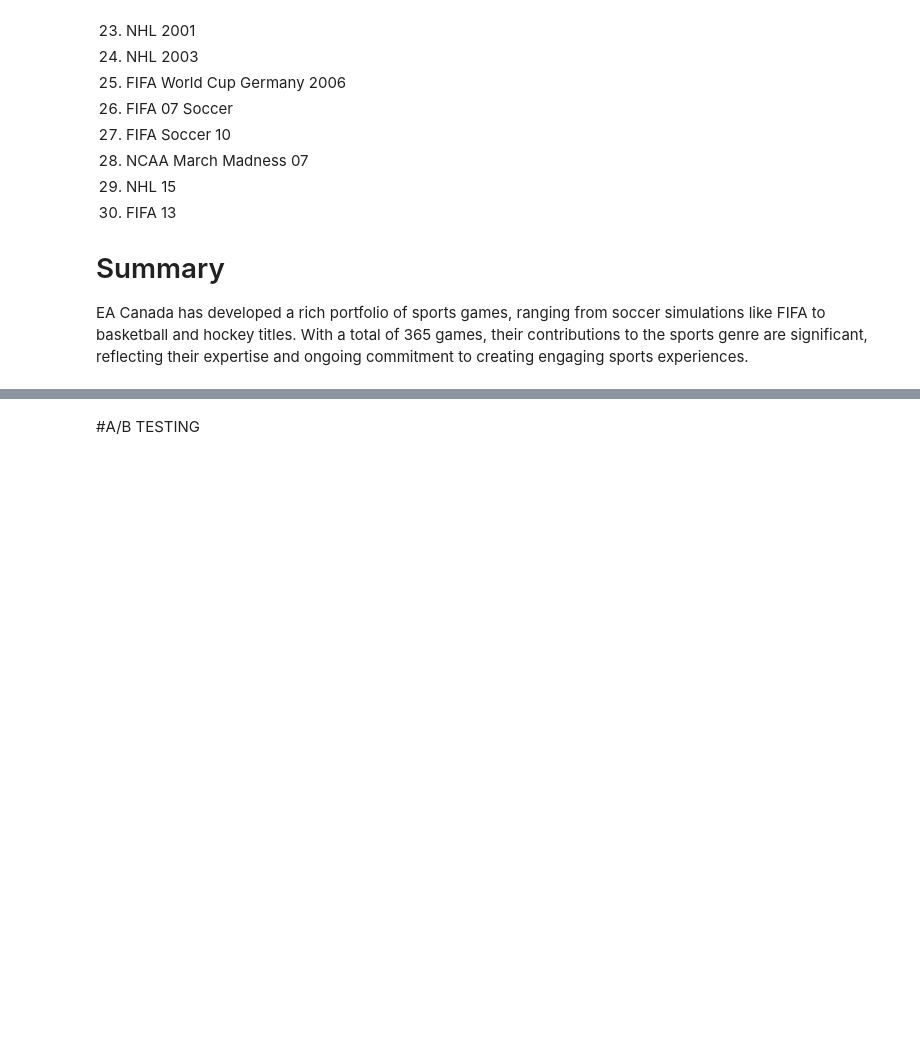
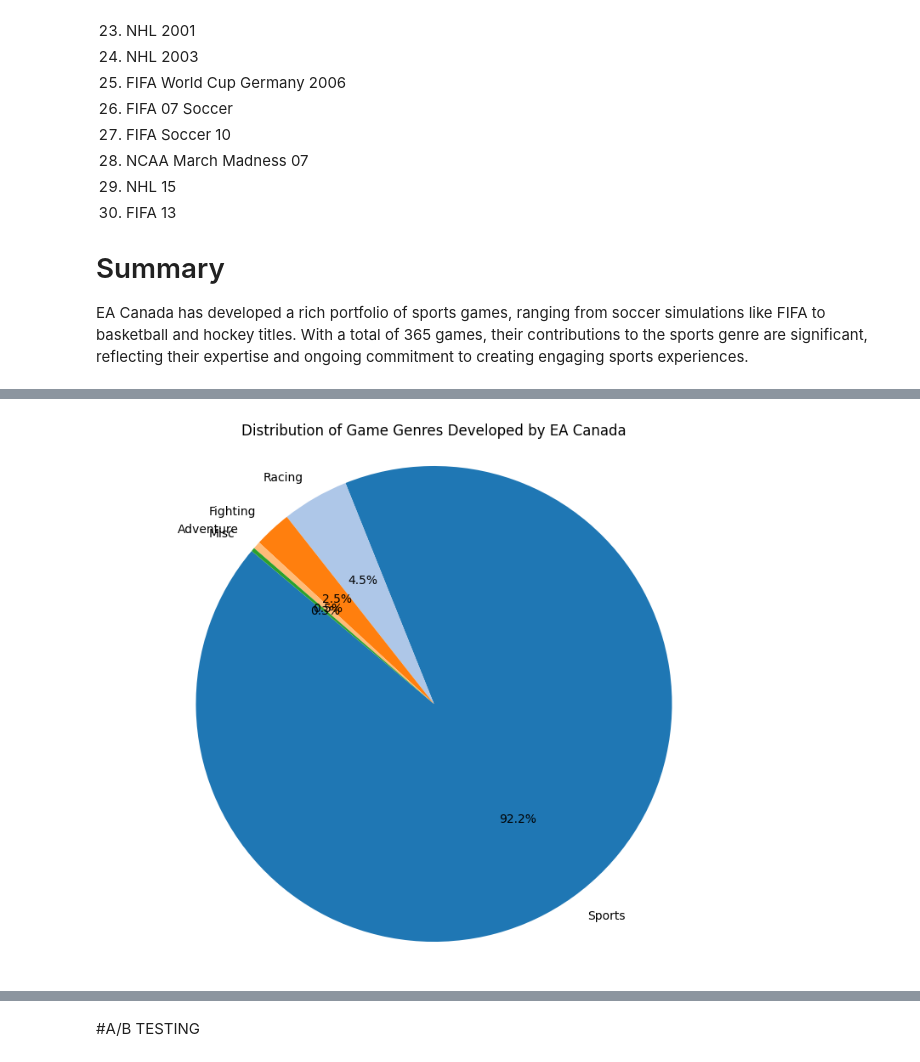
Before and after one commit to khansan111/Video-games, a Jupyter notebook: EA_GAMES_SALES.ipynb, the cells around one changed output, grey strips where cells are left out. Cells and saved outputs as stored; diff of their text form; code cells hidden in the pictures; blank space fills up the shorter version.

```diff
--- a/EA_GAMES_SALES.ipynb
+++ b/EA_GAMES_SALES.ipynb
@@ -277,0 +283,18 @@ EA Canada has developed a rich portfolio of sports games, ranging from soccer si
+# %%
+import pandas as pd
+# Load the CSV file into a DataFrame
+df = pd.read_csv('vg2024.csv')  # Make sure 'vg2024.csv' is in the correct directory
+
+# Filter the DataFrame for EA Canada games
+ea_canada_df = df[df['developer'] == 'EA Canada']
+
+# Convert 'release_date' to datetime for EA Canada games
+ea_canada_df['release_date'] = pd.to_datetime(ea_canada_df['release_date'], format='%m/%d/%Y', errors='coerce')
+
+# Inspect the first few rows of the filtered DataFrame
+print(ea_canada_df[['title', 'genre']].head())
+
+# Display unique genres and their count
+genre_counts = ea_canada_df['genre'].value_counts()
+print("\nGenre Distribution for EA Canada Games:")
+print(genre_counts)
@@ -277,0 +322,9 @@ EA Canada has developed a rich portfolio of sports games, ranging from soccer si
+# %%
+# Plot the genre distribution as a pie chart
+plt.figure(figsize=(10, 8))
+plt.pie(genre_counts, labels=genre_counts.index, autopct='%1.1f%%', colors=plt.get_cmap('tab20').colors, startangle=140)
+plt.title('Distribution of Game Genres Developed by EA Canada')
+plt.axis('equal')  # Equal aspect ratio ensures the pie chart is circular.
+plt.show()
+# %% [output]
+[figure, added]
```
Also changed, not shown: parts of 12 cells of this notebook.
